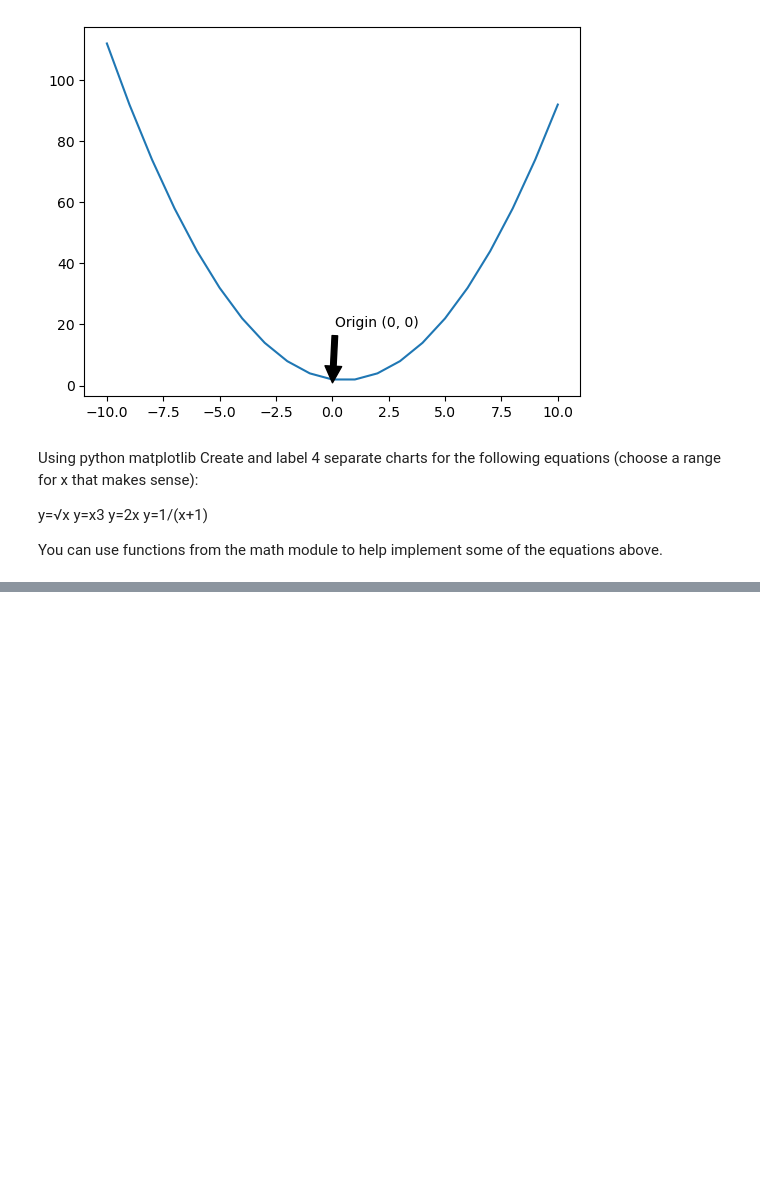
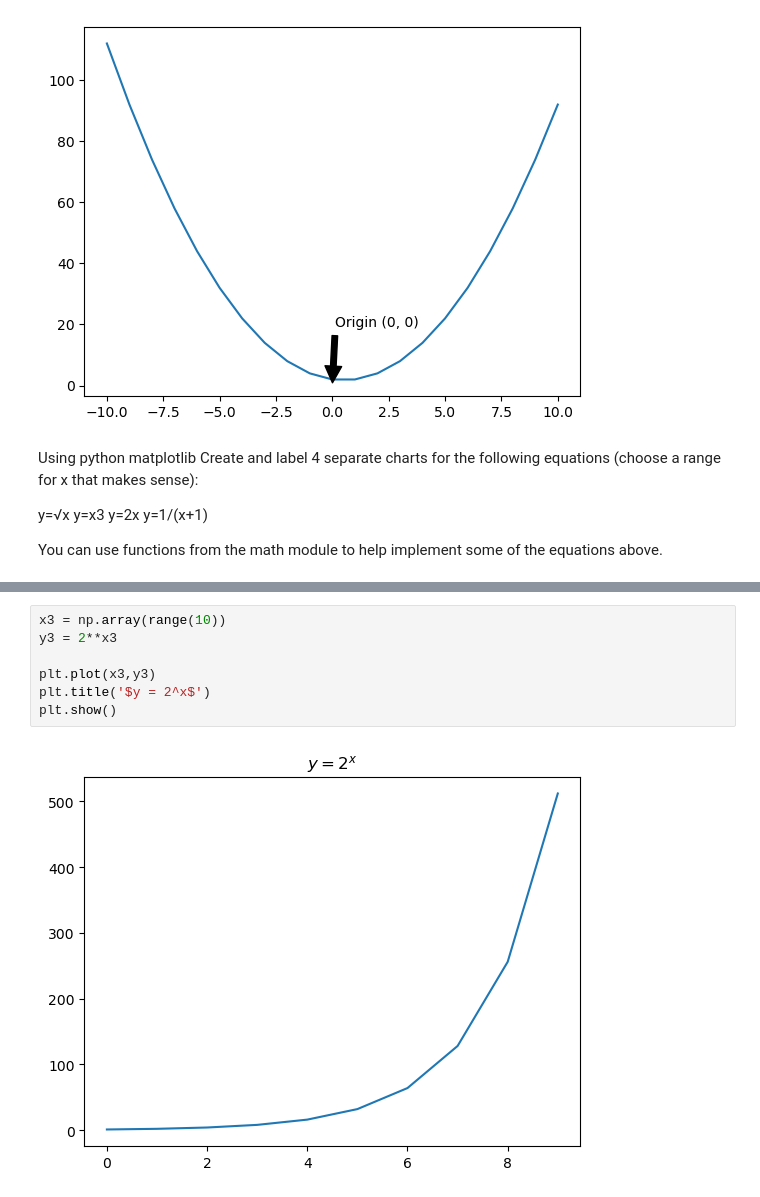
Before and after one commit to Brian-ONeil/numpy-pandas-visualization-exercises, a Jupyter notebook: matplotlib_exercises.ipynb, the cells around one changed output, grey strips where cells are left out. Saved outputs shown, nothing was run; the diff lists cells and outputs as text; blank space fills up the shorter version.

```diff
--- a/matplotlib_exercises.ipynb
+++ b/matplotlib_exercises.ipynb
@@ -122,0 +63,9 @@ plt.show()
+# %%
+x3 = np.array(range(10))
+y3 = 2**x3
+
+plt.plot(x3,y3)
+plt.title('$y = 2^x$')
+plt.show()
+# %% [output]
+[figure, added]
```
Also changed, not shown: parts of 13 cells of this notebook, 5 other files.
